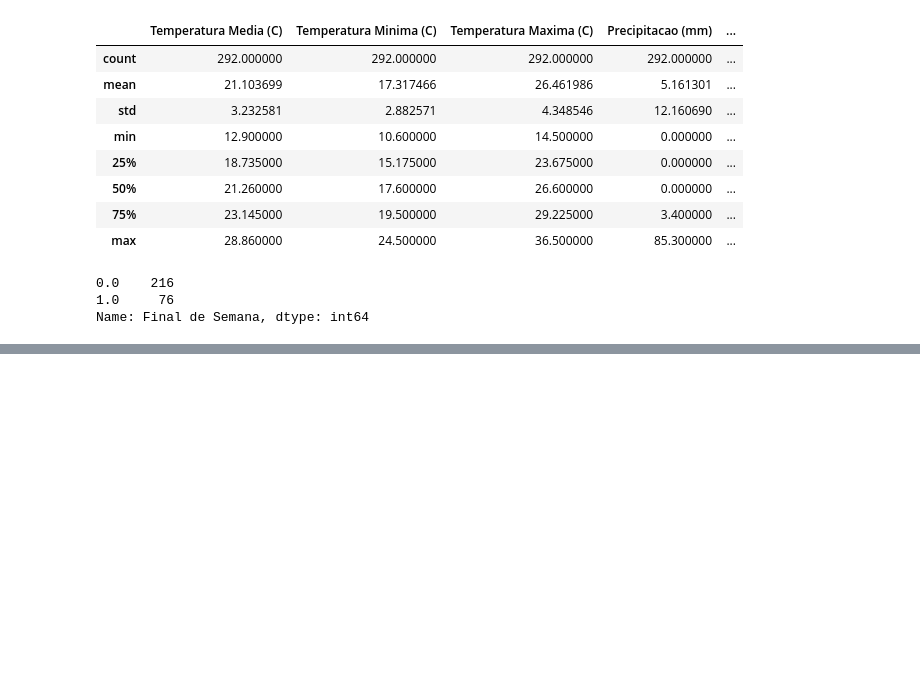
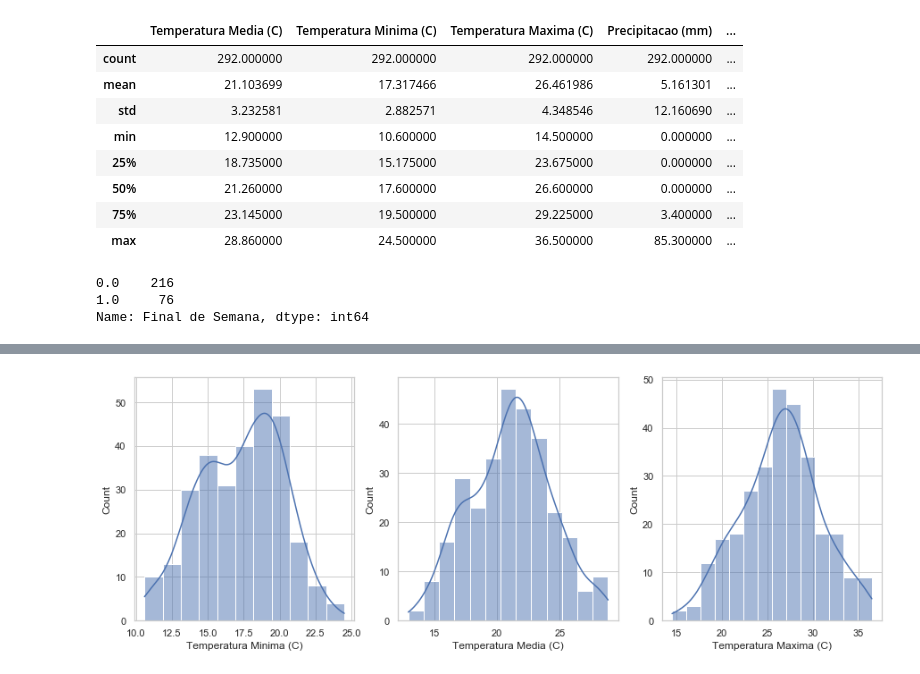
Before and after one commit to JPedroUNIVESP/Atividade2IFSP, a Jupyter notebook: D1AED_Atividade02.ipynb, the cells around one changed output, grey strips where cells are left out. Drawn from its saved outputs; the diff is of its cells as text; code cells hidden in the pictures; blank space fills up the shorter version.

```diff
--- a/D1AED_Atividade02.ipynb
+++ b/D1AED_Atividade02.ipynb
@@ -199,0 +225,12 @@ sns.heatmap(correlation_matrix, annot=True, cmap="YlGnBu")
+# %%
+# Fazendo o plot das distribuições das variáveis
+
+fig, axs = plt.subplots(ncols=3, figsize=(15, 5))
+
+sns.histplot(data=train_data, x="Temperatura Minima (C)", kde=True, ax=axs[0])
+sns.histplot(data=train_data, x="Temperatura Media (C)", kde=True, ax=axs[1])
+sns.histplot(data=train_data, x="Temperatura Maxima (C)", kde=True, ax=axs[2])
+
+plt.show()
+# %% [output]
+[figure, added]
```
Also changed, not shown: parts of 10 cells of this notebook.
